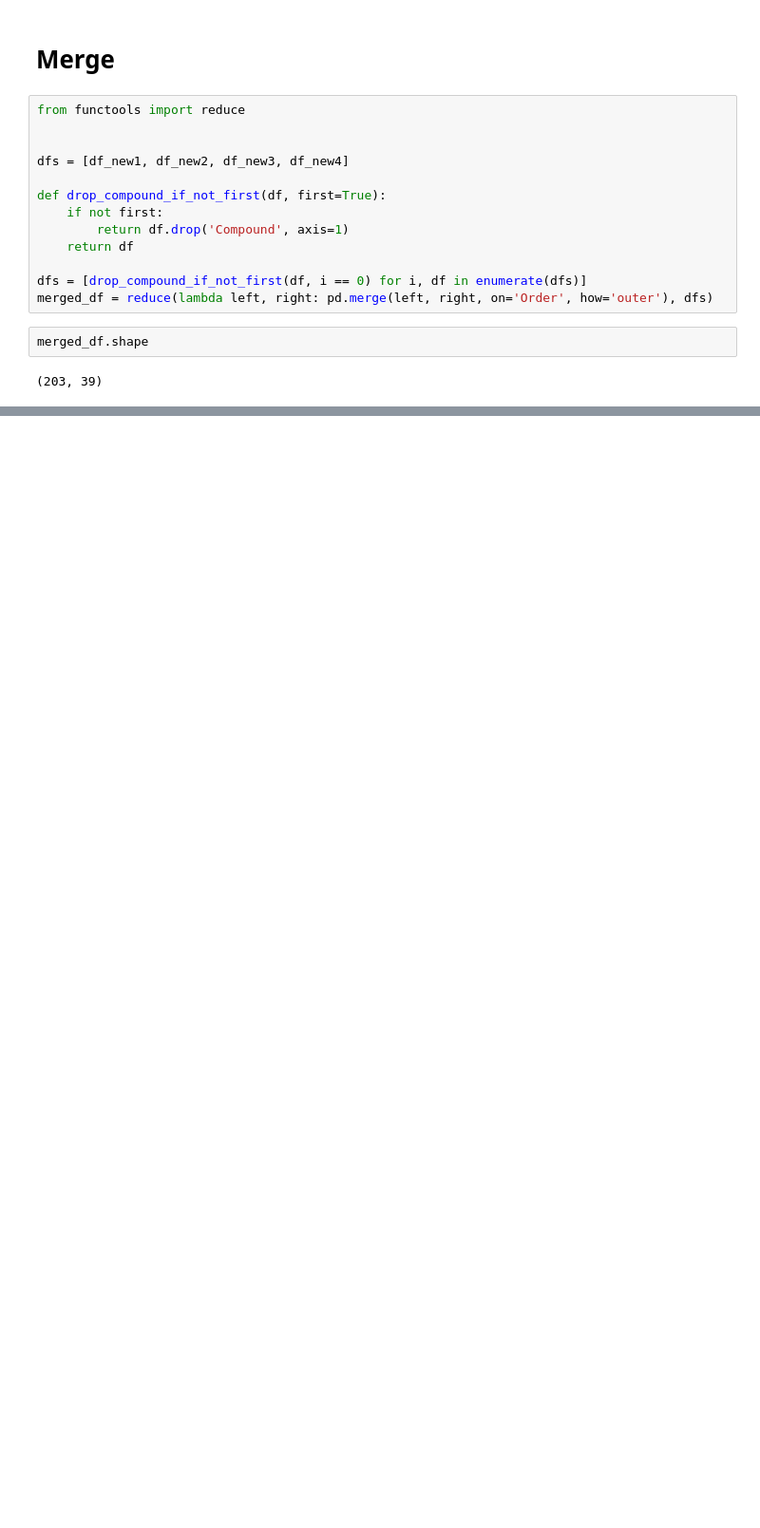
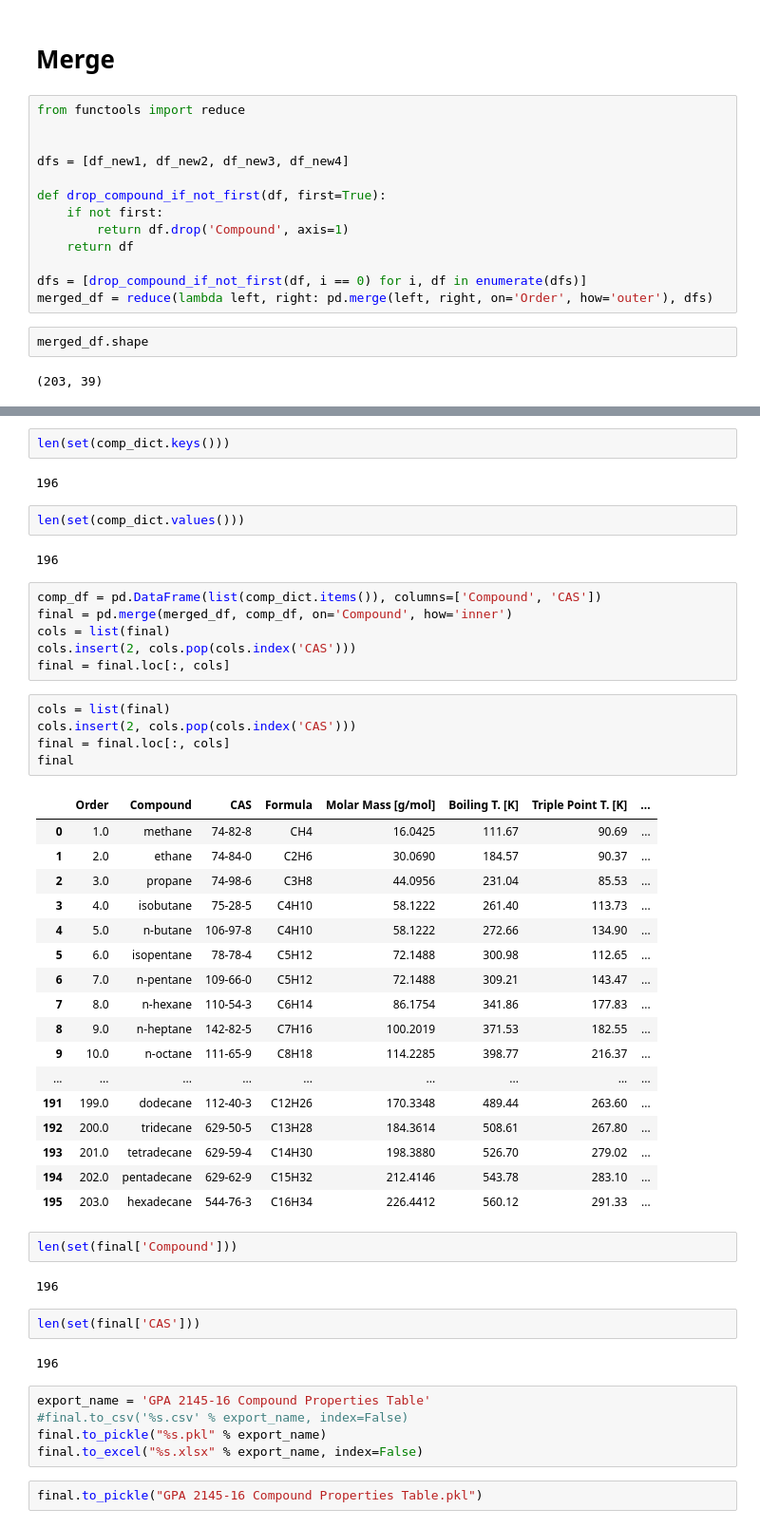
Before and after one commit to aegis4048/PhaseEnvelope-py, a Jupyter notebook: PDF-GPA.ipynb, the cells around one changed output, grey strips where cells are left out. Shown at 95% size. Saved outputs shown, nothing was run; the diff lists cells and outputs as text; blank space fills up the shorter version.

```diff
--- a/PDF-GPA.ipynb
+++ b/PDF-GPA.ipynb
@@ -229,0 +266,52 @@ merged_df
+# %%
+len(set(comp_dict.keys()))
+# %% [output]
+196
+# %%
+len(set(comp_dict.values()))
+# %% [output]
+196
+# %%
+comp_df = pd.DataFrame(list(comp_dict.items()), columns=['Compound', 'CAS'])
+final = pd.merge(merged_df, comp_df, on='Compound', how='inner')
+cols = list(final)
+cols.insert(2, cols.pop(cols.index('CAS')))
+final = final.loc[:, cols]
+# %%
+cols = list(final)
+cols.insert(2, cols.pop(cols.index('CAS')))
+final = final.loc[:, cols]
+final
+# %% [output]
+|  | Order | Compound | CAS | Formula | Molar Mass [g/mol] | Boiling T. [K] | Triple Point T. [K] | ... |
+| 0 | 1.0 | methane | 74-82-8 | CH4 | 16.0425 | 111.67 | 90.69 | ... |
+| 1 | 2.0 | ethane | 74-84-0 | C2H6 | 30.0690 | 184.57 | 90.37 | ... |
+| 2 | 3.0 | propane | 74-98-6 | C3H8 | 44.0956 | 231.04 | 85.53 | ... |
+| 3 | 4.0 | isobutane | 75-28-5 | C4H10 | 58.1222 | 261.40 | 113.73 | ... |
+| 4 | 5.0 | n-butane | 106-97-8 | C4H10 | 58.1222 | 272.66 | 134.90 | ... |
+| 5 | 6.0 | isopentane | 78-78-4 | C5H12 | 72.1488 | 300.98 | 112.65 | ... |
+| 6 | 7.0 | n-pentane | 109-66-0 | C5H12 | 72.1488 | 309.21 | 143.47 | ... |
+| 7 | 8.0 | n-hexane | 110-54-3 | C6H14 | 86.1754 | 341.86 | 177.83 | ... |
+| 8 | 9.0 | n-heptane | 142-82-5 | C7H16 | 100.2019 | 371.53 | 182.55 | ... |
+| 9 | 10.0 | n-octane | 111-65-9 | C8H18 | 114.2285 | 398.77 | 216.37 | ... |
+| ... | ... | ... | ... | ... | ... | ... | ... | ... |
+| 191 | 199.0 | dodecane | 112-40-3 | C12H26 | 170.3348 | 489.44 | 263.60 | ... |
+| 192 | 200.0 | tridecane | 629-50-5 | C13H28 | 184.3614 | 508.61 | 267.80 | ... |
+| 193 | 201.0 | tetradecane | 629-59-4 | C14H30 | 198.3880 | 526.70 | 279.02 | ... |
+| 194 | 202.0 | pentadecane | 629-62-9 | C15H32 | 212.4146 | 543.78 | 283.10 | ... |
+| 195 | 203.0 | hexadecane | 544-76-3 | C16H34 | 226.4412 | 560.12 | 291.33 | ... |
+# %%
+len(set(final['Compound']))
+# %% [output]
+196
+# %%
+len(set(final['CAS']))
+# %% [output]
+196
+# %%
+export_name = 'GPA 2145-16 Compound Properties Table'
+#final.to_csv('%s.csv' % export_name, index=False)
+final.to_pickle("%s.pkl" % export_name)
+final.to_excel("%s.xlsx" % export_name, index=False)
+# %%
+final.to_pickle("GPA 2145-16 Compound Properties Table.pkl")
```
Also changed, not shown: parts of 4 cells of this notebook, 3 other files.
